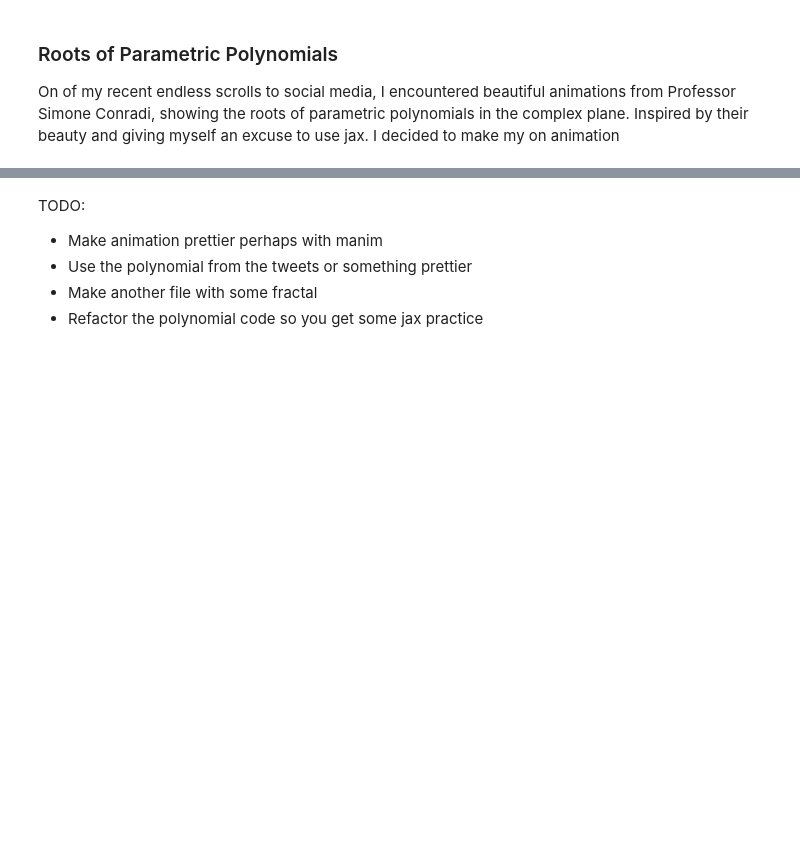
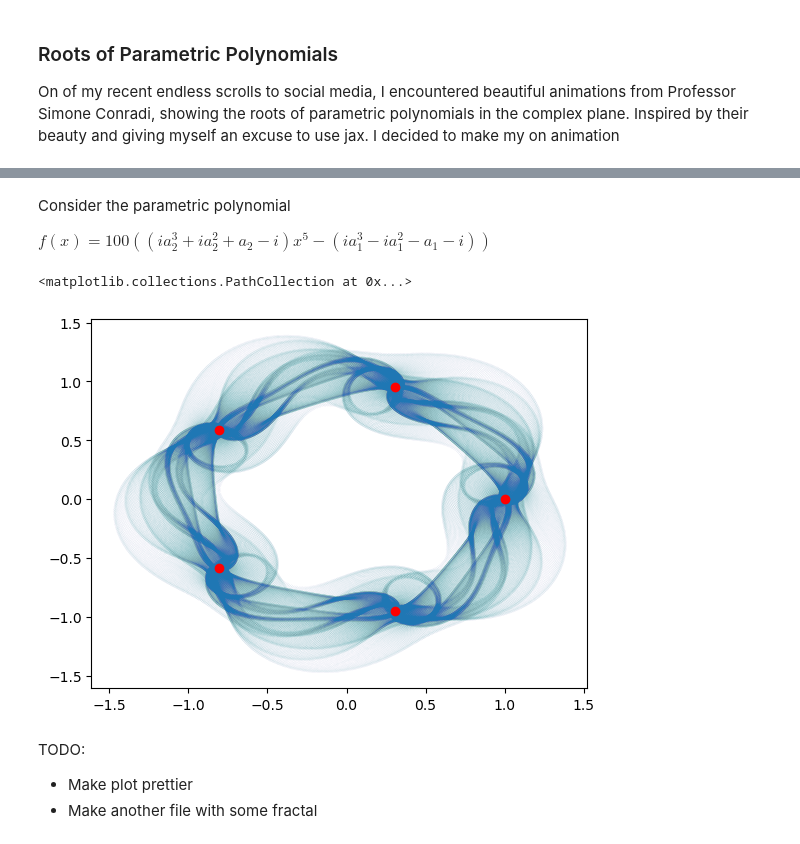
Before and after one commit to gsuarezr/gsuarezr.github.io, a Jupyter notebook: src/content/blog/jax_root_pol.ipynb, the cells around one changed output, grey strips where cells are left out. Drawn from its saved outputs; the diff is of its cells as text; code cells hidden in the pictures; blank space fills up the shorter version.

Commit message:
parametric polynomials

```diff
--- a/src/content/blog/jax_root_pol.ipynb
+++ b/src/content/blog/jax_root_pol.ipynb
@@ -112,7 +29,39 @@ Image(open('polynomial_roots.gif','rb').read())
-# %% [markdown]
-TODO:
-
-- Make animation prettier perhaps with manim
-- Use the polynomial from the tweets or something prettier
-- Make another file with some fractal
-- Refactor the polynomial code so you get some jax practice
+# %% [markdown]
+Consider the parametric polynomial
+
+$f(x)= 100\left((i a_{2}^{3} +  i a_{2}^{2} + a_{2}  - i ) x^{5} -(i a_{1}^{3} -  i a_{1}^{2} - a_{1}  - i )\right)$
+# %%
+def polynomial_coeffs(a1,a2):
+    return 100*jnp.array([1j*a2**3 + 1j*a2**2 +a2 -1j,0,0,0,0,-1j*a1**3 +1j*a1**2 +a1+1j])
+
+def roots(a1,a2):
+    coeffs = polynomial_coeffs(a1,a2)
+    return jnp.roots(coeffs, strip_zeros=False)
+# for quick visualizations
+def random_complex(N,j=0):
+        key = random.key(42+j)
+        key2 = random.key(84+j)
+        x=random.uniform(key, shape=(N,))
+        y=random.uniform(key2, shape=(N,))
+        z=x+1j*y
+        return z/jnp.abs(z)
+# for quick visualizations
+def complex_circle(N,r=1):
+        theta=jnp.linspace(-jnp.pi,jnp.pi,N)
+        return r*jnp.exp(1j*theta)
+@jax.jit
+def run():
+        z1 = complex_circle(501)
+        z2 = complex_circle(501)
+        fun = jax.vmap(lambda a1: jax.vmap(lambda a2: roots(a1, a2))(z2))(z1)
+        return fun
+# %%
+result=run()
+# %%
+uno=result.squeeze()
+simple=roots(1j,1j)
+plt.scatter(jnp.real(uno),jnp.imag(uno),s=3e-5)
+plt.scatter(jnp.real(simple),jnp.imag(simple),color="r")
+# %% [output]
+<matplotlib.collections.PathCollection at 0x...>
+[figure, added]
@@ -118,0 +80,5 @@ TODO:
+# %% [markdown]
+TODO:
+
+- Make plot prettier
+- Make another file with some fractal
```
Also changed, not shown: parts of 13 cells of this notebook, 2 other files.
